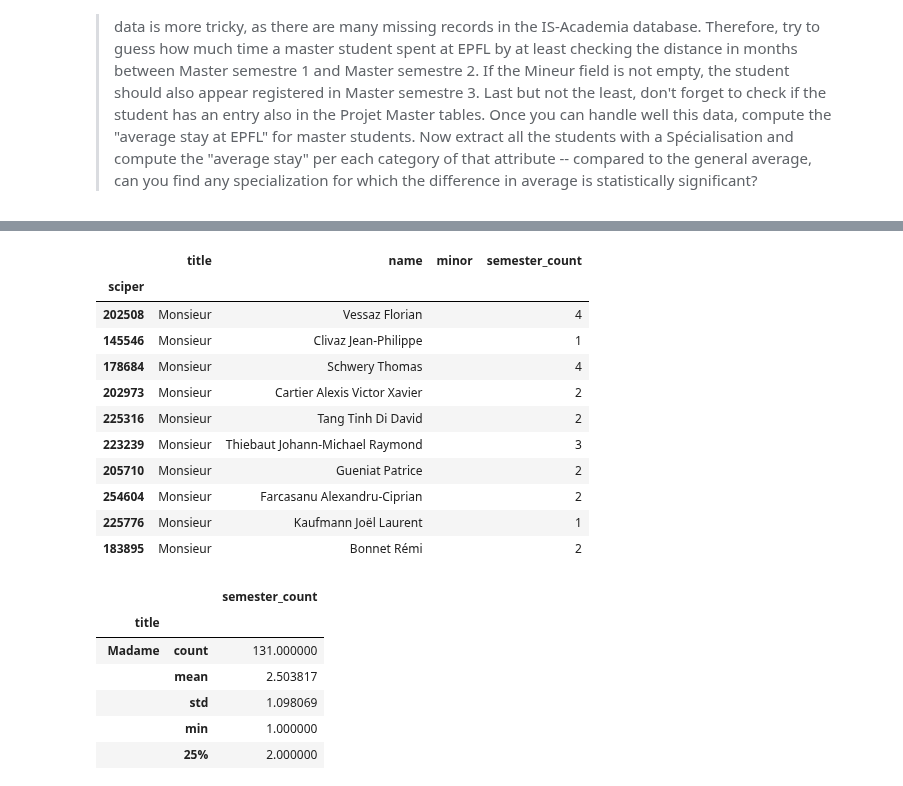
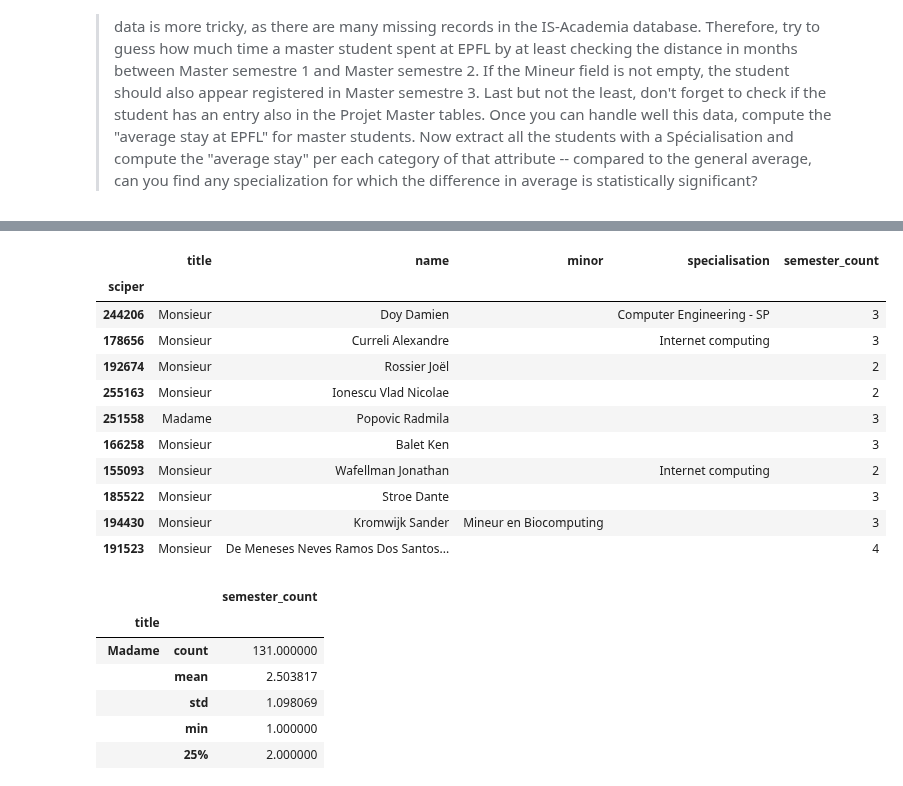
Before and after one commit to romac/ADAHomeworks, a Jupyter notebook: 02 - Data from the Web/Scraper-Simon.ipynb, the cells around one changed output, grey strips where cells are left out. Cells and saved outputs as stored; diff of their text form; code cells hidden in the pictures.

```diff
--- a/02 - Data from the Web/Scraper-Simon.ipynb
+++ b/02 - Data from the Web/Scraper-Simon.ipynb
@@ -453,21 +472,21 @@ msc_count[(msc_count['semester_count'] < 3) & (msc_count['minor'] != '')]
 | 237677 | Monsieur | Hofer Nataniel | Présent |  | Mineur en Neurosciences computati... | Master | 1 | 2017 | 2016 | ... |
 | 256612 | Monsieur | Sympetheros Alexandros | Présent |  | Mineur en Management, technologie... | Master | 2 | 2016 | 2015 | ... |
 # %%
-msc_agg = msc_count[['title', 'name', 'minor', 'semester_count']].reset_index().groupby('sciper').agg('first')
+msc_agg = msc_count[['title', 'name', 'minor', 'specialisation', 'semester_count']].reset_index().groupby('sciper').agg('first')
 msc_agg.sample(10)
 # %% [output]
-|  | title | name | minor | semester_count |
-| sciper |  |  |  |  |
-| 202508 | Monsieur | Vessaz Florian |  | 4 |
-| 145546 | Monsieur | Clivaz Jean-Philippe |  | 1 |
-| 178684 | Monsieur | Schwery Thomas |  | 4 |
-| 202973 | Monsieur | Cartier Alexis Victor Xavier |  | 2 |
-| 225316 | Monsieur | Tang Tinh Di David |  | 2 |
-| 223239 | Monsieur | Thiebaut Johann-Michael Raymond |  | 3 |
-| 205710 | Monsieur | Gueniat Patrice |  | 2 |
-| 254604 | Monsieur | Farcasanu Alexandru-Ciprian |  | 2 |
-| 225776 | Monsieur | Kaufmann Joël Laurent |  | 1 |
-| 183895 | Monsieur | Bonnet Rémi |  | 2 |
+|  | title | name | minor | specialisation | semester_count |
+| sciper |  |  |  |  |  |
+| 244206 | Monsieur | Doy Damien |  | Computer Engineering - SP | 3 |
+| 178656 | Monsieur | Curreli Alexandre |  | Internet computing | 3 |
+| 192674 | Monsieur | Rossier Joël |  |  | 2 |
+| 255163 | Monsieur | Ionescu Vlad Nicolae |  |  | 2 |
+| 251558 | Madame | Popovic Radmila |  |  | 3 |
+| 166258 | Monsieur | Balet Ken |  |  | 3 |
+| 155093 | Monsieur | Wafellman Jonathan |  | Internet computing | 2 |
+| 185522 | Monsieur | Stroe Dante |  |  | 3 |
+| 194430 | Monsieur | Kromwijk Sander | Mineur en Biocomputing |  | 3 |
+| 191523 | Monsieur | De Meneses Neves Ramos Dos Santos... |  |  | 4 |
 # %%
 msc_agg[msc_agg['semester_count'] >= 1].groupby('title').describe()
 # %% [output]
```
Also changed, not shown: parts of 8 cells of this notebook.
